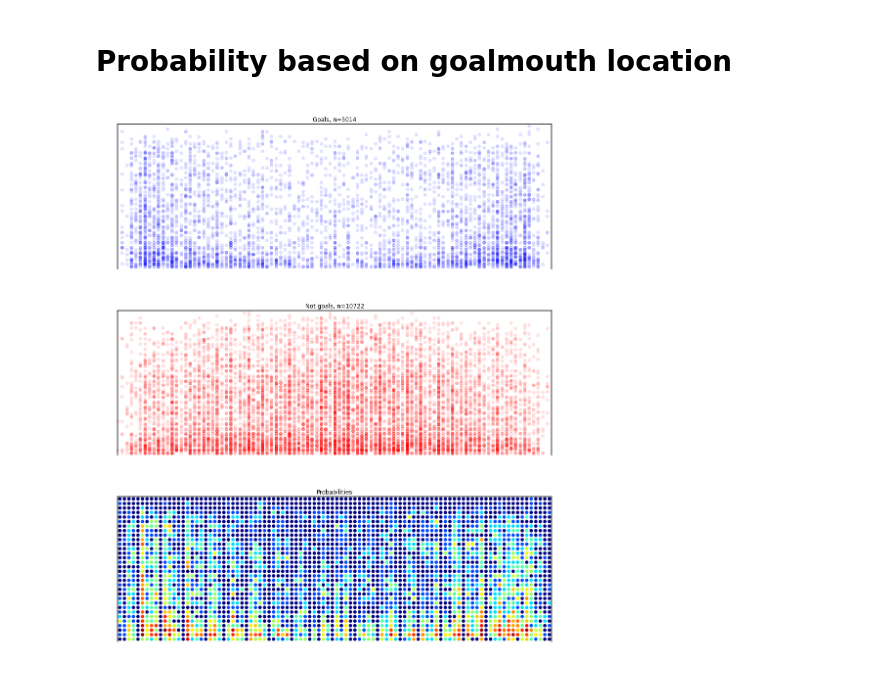
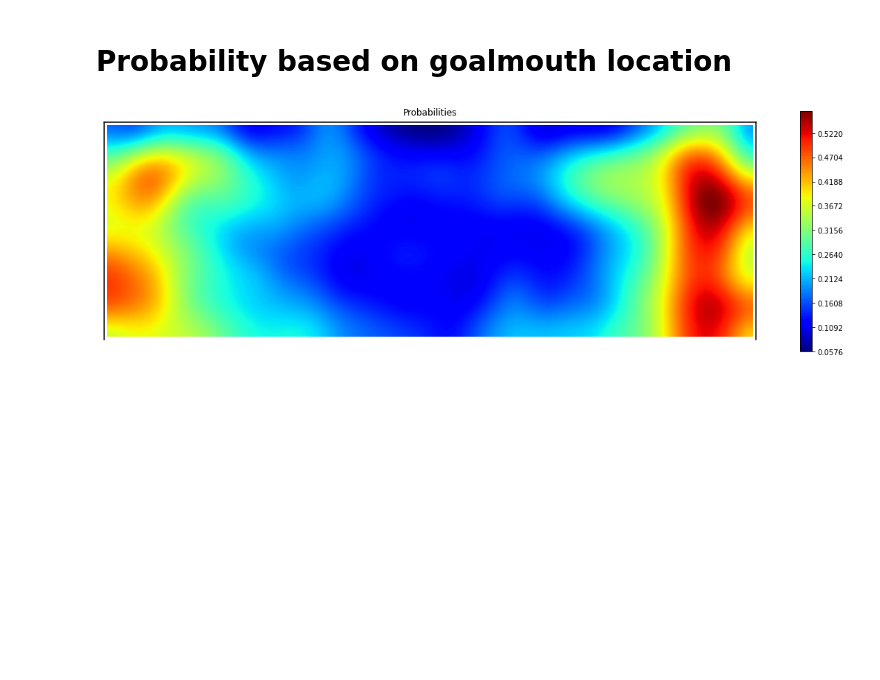
Before and after one commit to JokaZola/ScraperFC, a Jupyter notebook: data_viz_examples/psxG_model.ipynb, the cells around one changed output. Cells and saved outputs as stored; diff of their text form; code cells hidden in the pictures; blank space fills up the shorter version.

```diff
--- a/data_viz_examples/psxG_model.ipynb
+++ b/data_viz_examples/psxG_model.ipynb
@@ -119,34 +148,14 @@ for i in np.arange(0, 24, stepsize):
-# %%
-fig, ax = plt.subplots(figsize=[16,16], nrows=3, ncols=1)
-
-# plot goalmouths
-ax[0] = plot_goalmouth(ax[0])
-ax[1] = plot_goalmouth(ax[1])
-ax[2] = plot_goalmouth(ax[2])
-
-# plot goals
-z = df[df['goal']==1]['z']/38*8
-y = (df[df['goal']==1]['y']-45.2)/(54.8-45.2)*24
-ax[0].scatter(y, z, alpha=0.1, color='blue')
-ax[0].set_xlim([-1, 25])
-ax[0].set_ylim([-1, 9])
-ax[0].set_title('Goals, n={}'.format(df[df['goal']==1].shape[0]), y=0.9)
-
-# plot not goals
-z = df[df['goal']==0]['z']/38*8
-y = (df[df['goal']==0]['y']-45.2)/(54.8-45.2)*24
-ax[1].scatter(y, z, alpha=0.1, color='red')
-ax[1].set_xlim([-1, 25])
-ax[1].set_ylim([-1, 9])
-ax[1].set_title('Not goals, n={}'.format(df[df['goal']==0].shape[0]), y=0.9)
-
-# plot probabilities
-ax[2].scatter(x=prob_df['h']+stepsize/2, y=prob_df['v']+stepsize/2, c=prob_df['p'], cmap='jet')
-ax[2].set_xlim([-1, 25])
-ax[2].set_ylim([-1, 9])
-ax[2].set_title('Probabilities', y=0.9)
-
-fig.tight_layout()
-plt.show()
-# %% [output]
-[figure, removed]
+# %%
+# plot the probabilities
+fig, ax = plt.subplots(figsize=[20,6])
+ax = plot_goalmouth(ax)
+cf = ax.contourf(
+    xx+stepsize/2, yy+stepsize/2, zz,
+    cmap='jet', alpha=1, levels=1000)
+ax.set_xlim([-0.1, 24.1])
+ax.set_ylim([-0.1, 8.1])
+ax.set_title('Probabilities')
+plt.colorbar(cf)
+plt.show()
+# %% [output]
+[figure, added]
```
Also changed, not shown: parts of 6 cells of this notebook.
